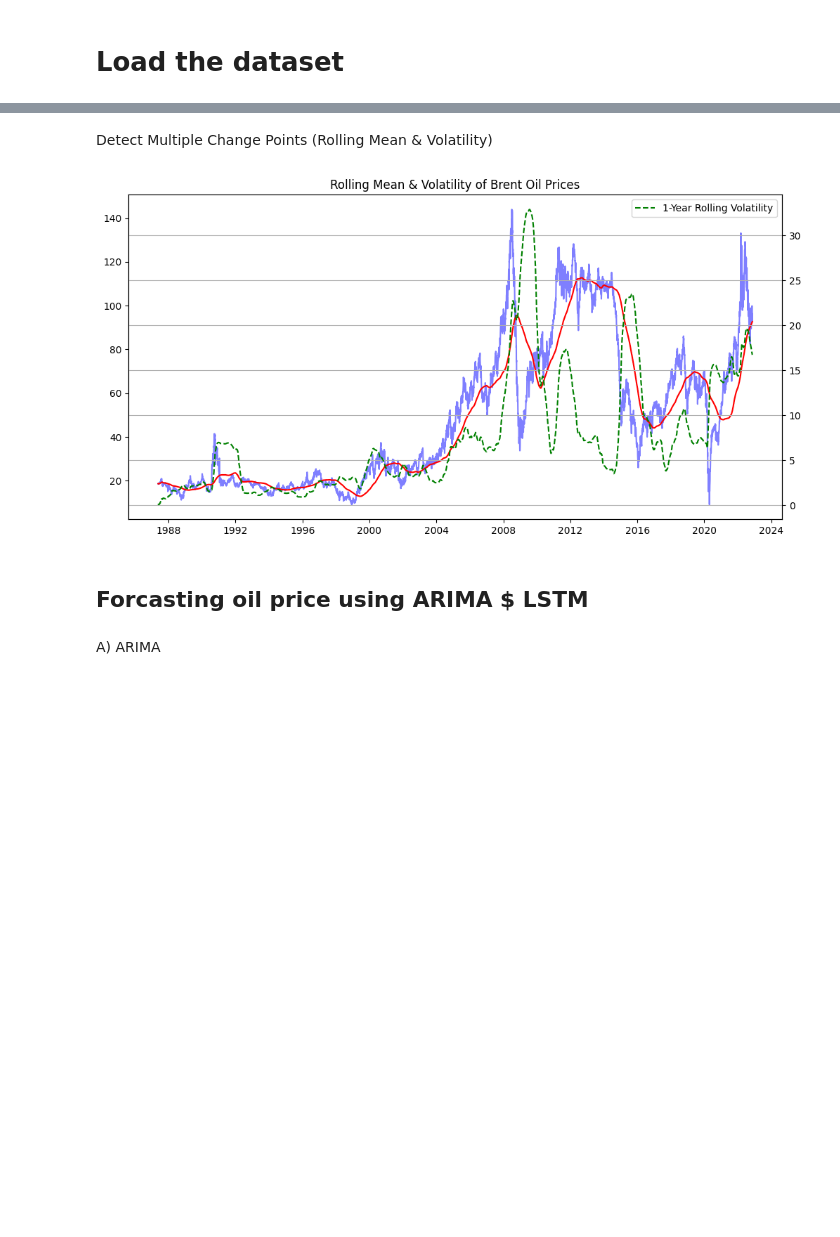
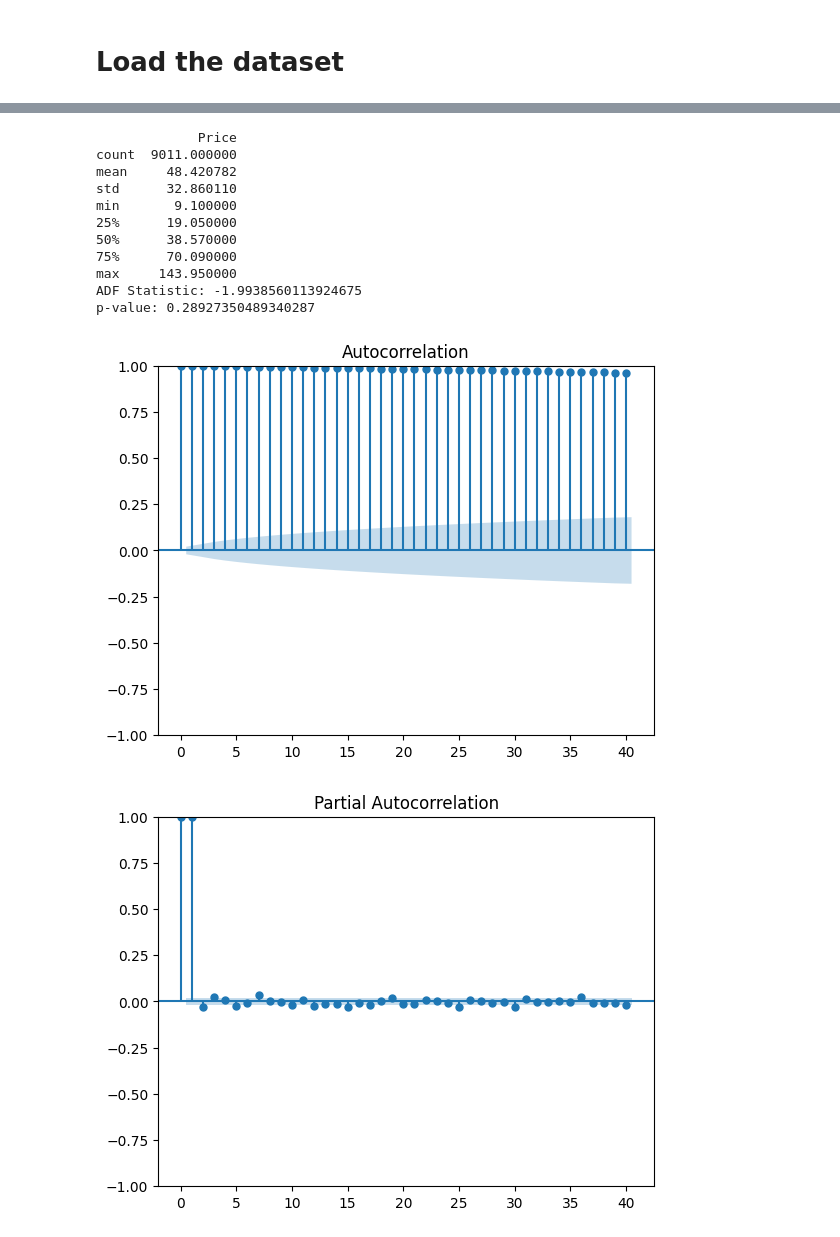
Before and after one commit to esmael-uta/Brent-Oil-Price-Analysis, a Jupyter notebook: notebook/task2_Analysis.ipynb, the cells around one changed output, grey strips where cells are left out. Cells and saved outputs as stored; diff of their text form; code cells hidden in the pictures; blank space fills up the shorter version.

```diff
--- a/notebook/task2_Analysis.ipynb
+++ b/notebook/task2_Analysis.ipynb
@@ -51,3 +32,0 @@ plt.show()
-# %%
-df["Rolling_Mean"] = df["Price"].rolling(window=365).mean()  # 1-year rolling mean
-df["Rolling_Std"] = df["Price"].rolling(window=365).std()  # 1-year rolling volatility
@@ -131,26 +32,0 @@ forecast = arima_model.forecast(steps=365)
-# %% [markdown]
-Detect Multiple Change Points (Rolling Mean & Volatility)
-# %%
-import matplotlib.pyplot as plt
-
-# Compute 1-year rolling mean and standard deviation
-df["Rolling_Mean"] = df["Price"].rolling(window=365, min_periods=1).mean()
-df["Rolling_Std"] = df["Price"].rolling(window=365, min_periods=1).std()
-
-# Plot rolling mean & volatility
-plt.figure(figsize=(12, 6))
-plt.plot(df["Date"], df["Price"], label="Brent Oil Price", color="blue", alpha=0.5)
-plt.plot(df["Date"], df["Rolling_Mean"], label="1-Year Rolling Mean", color="red")
-plt.twinx()
-plt.plot(df["Date"], df["Rolling_Std"], label="1-Year Rolling Volatility", color="green", linestyle="dashed")
-plt.xlabel("Year")
-plt.title("Rolling Mean & Volatility of Brent Oil Prices")
-plt.legend()
-plt.grid(True)
-plt.show()
-# %% [output]
-[figure, removed]
-# %% [markdown]
-## Forcasting oil price using ARIMA $ LSTM
-# %% [markdown]
-A) ARIMA
@@ -164,0 +33,33 @@ forecast = arima_model.forecast(steps=365)
+# %%
+# Descriptive statistics
+print(df.describe())
+
+# Check stationarity with Augmented Dickey-Fuller test
+result = adfuller(df['Price'])
+print('ADF Statistic:', result[0])
+print('p-value:', result[1])
+
+# Plot ACF and PACF
+plot_acf(df['Price'], lags=40)
+plot_pacf(df['Price'], lags=40)
+plt.show()
+
+# Decompose time series
+from statsmodels.tsa.seasonal import seasonal_decompose
+decomposition = seasonal_decompose(df['Price'], model='additive', period=365)
+decomposition.plot()
+plt.show()
+# %% [output]
+             Price
+count  9011.000000
+mean     48.420782
+std      32.860110
+min       9.100000
+25%      19.050000
+50%      38.570000
+75%      70.090000
+max     143.950000
+ADF Statistic: -1.9938560113924675
+p-value: 0.28927350489340287
+[figure, added]
+[figure, added]
```
Also changed, not shown: parts of 26 cells of this notebook.
